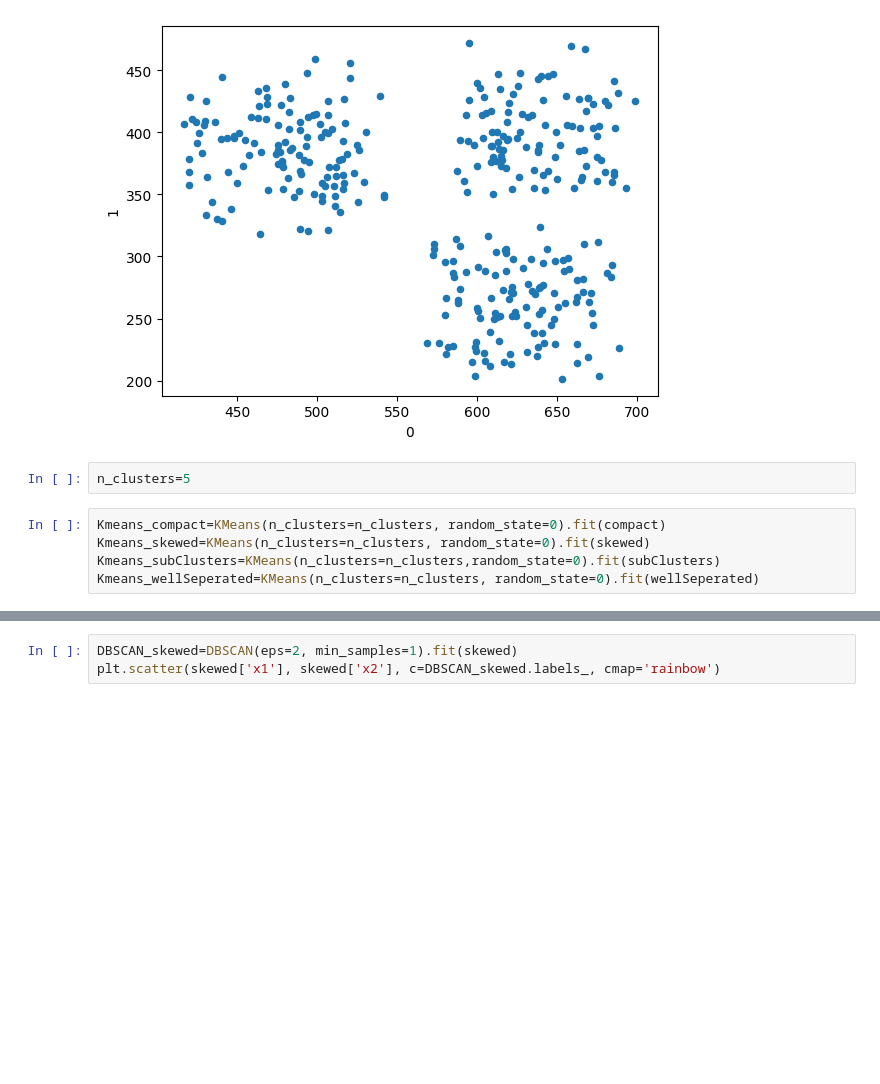
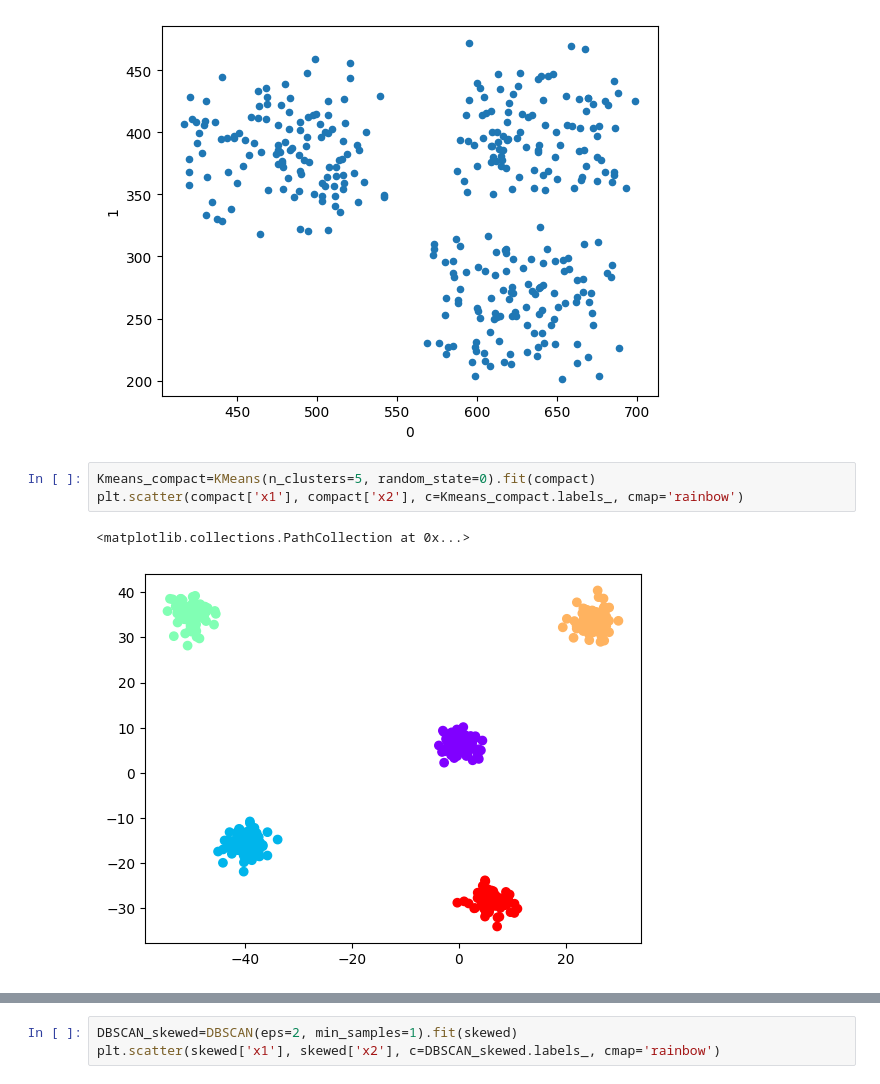
Before and after one commit to adnanqidwai/Comparing_Clustering_Algos, a Jupyter notebook: 2.ipynb, the cells around one changed output, grey strips where cells are left out. Saved outputs shown, nothing was run; the diff lists cells and outputs as text; blank space fills up the shorter version.

```diff
--- a/2.ipynb
+++ b/2.ipynb
@@ -30,11 +30,10 @@ wellSeperated.plot(x='0', y='1', kind='scatter')
 # %% [output]
 <Axes: xlabel='0', ylabel='1'>
 [figure]
-# %%
-n_clusters=5
-# %%
-Kmeans_compact=KMeans(n_clusters=n_clusters, random_state=0).fit(compact)
-Kmeans_skewed=KMeans(n_clusters=n_clusters, random_state=0).fit(skewed)
-Kmeans_subClusters=KMeans(n_clusters=n_clusters,random_state=0).fit(subClusters)
-Kmeans_wellSeperated=KMeans(n_clusters=n_clusters, random_state=0).fit(wellSeperated)
+# %%
+Kmeans_compact=KMeans(n_clusters=5, random_state=0).fit(compact)
+plt.scatter(compact['x1'], compact['x2'], c=Kmeans_compact.labels_, cmap='rainbow')
+# %% [output]
+<matplotlib.collections.PathCollection at 0x...>
+[figure, added]
 # %%
```
Also changed, not shown: parts of 4 cells of this notebook.
